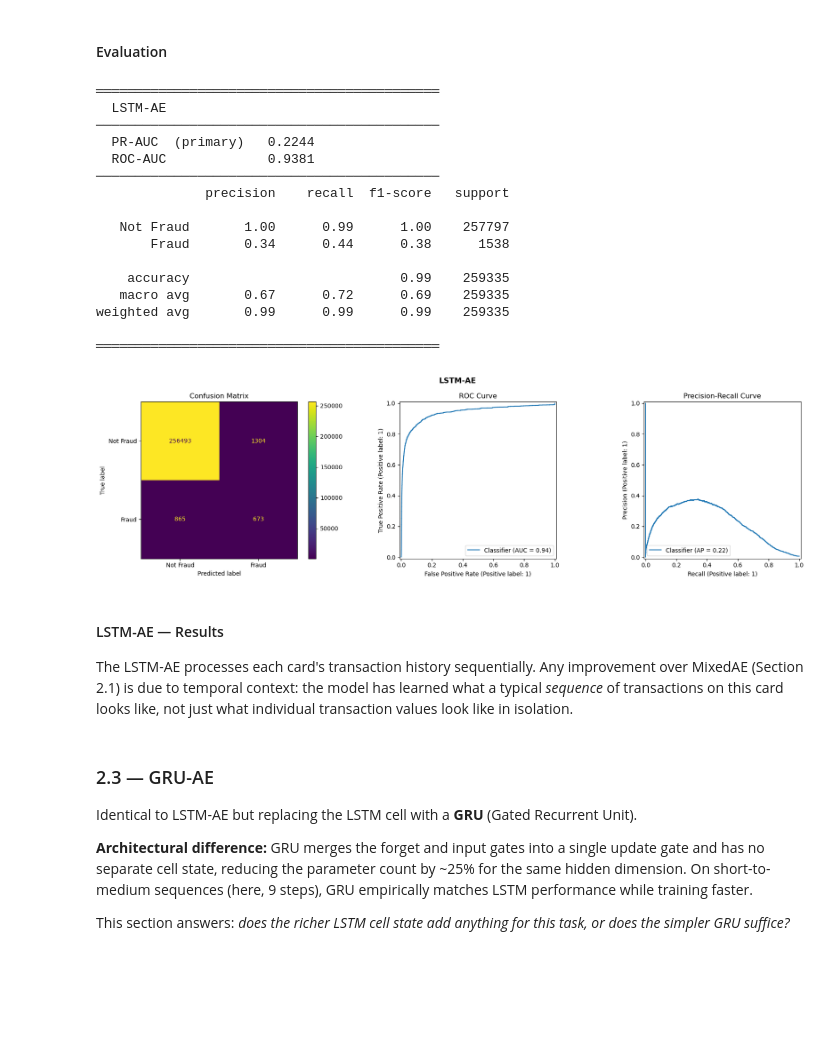
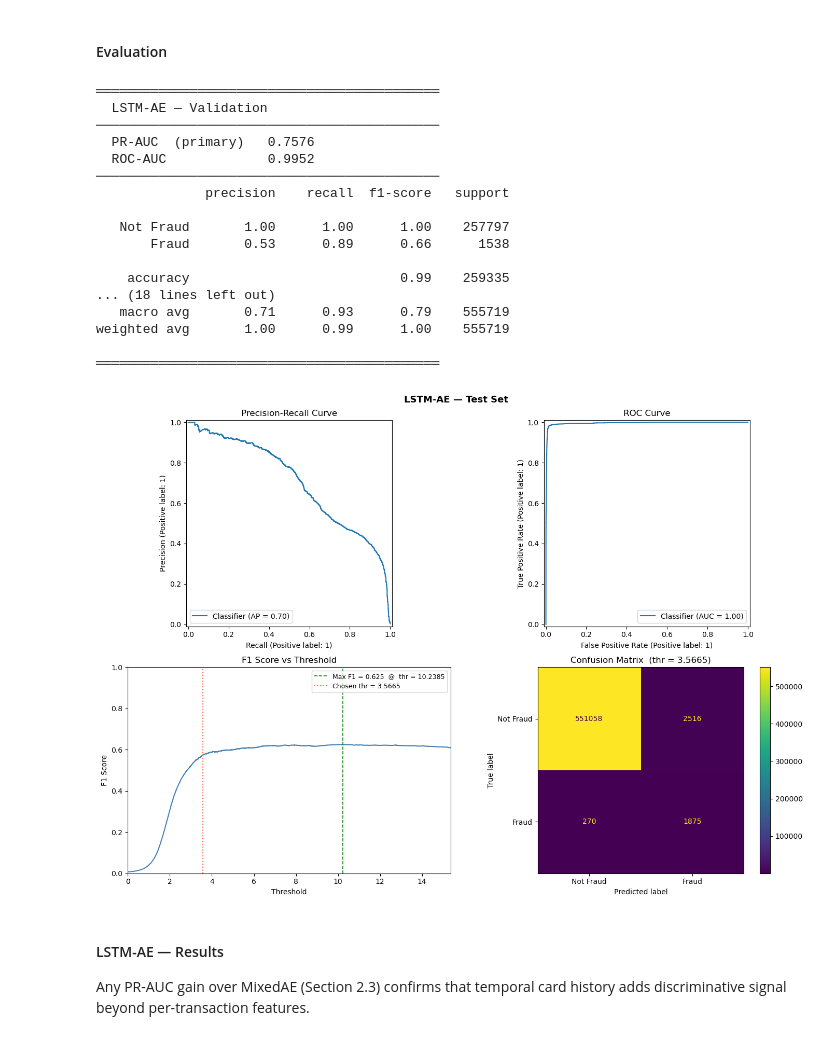
Before and after one commit to giorgiozoccatelli/Fraud-Detection, a Jupyter notebook: creditfraud.ipynb, the cells around one changed output. Drawn from its saved outputs; the diff is of its cells as text; code cells hidden in the pictures; blank space fills up the shorter version.

```diff
--- a/creditfraud.ipynb
+++ b/creditfraud.ipynb
@@ -1025,7 +1255,7 @@ Mixed-input encoder-decoder: category embedding (dim 4) + 10 scaled numerical fe
 CONT_WEIGHT_AE = 0.75
 
 class MixedAE(nn.Module):
-    def __init__(self, n_num, vocab_sizes, emb_dims, cat_cols, latent_dim=12, hidden_dim=64):
+    def __init__(self, n_num, vocab_sizes, emb_dims, cat_cols, latent_dim=4, hidden_dim=64):
         super().__init__()
         self.cat_cols   = cat_cols
         self.embeddings = nn.ModuleList([
@@ -1180,31 +1450,14 @@ Using NLL rather than MSE allows the decoder to output per-feature uncertainty (
 # %%
-def mixed_nll_loss(x_num, x_cat, mu, log_sigma, cat_logits, cont_weight):
-    """Gaussian NLL (continuous) + cross-entropy (categorical), weighted sum."""
-    sigma    = log_sigma.exp()
-    nll_cont = (log_sigma + 0.5 * ((x_num - mu) / sigma) ** 2).sum(dim=1).mean()
-    nll_cat  = torch.stack([
-        F.cross_entropy(cat_logits[j], x_cat[:, j], reduction='none')
-        for j in range(x_cat.shape[1])
-    ], dim=1).sum(dim=1).mean()
-    return cont_weight * nll_cont + (1 - cont_weight) * nll_cat
-
-
-def score_seq_ae(model, seq_num_t, seq_cat_t, cont_weight, batch_size=2048):
-    """Generic scoring for deterministic sequential models (LSTM-AE, GRU-AE, Transformer-AE)."""
+def score_seq_ae(model, seq_num_t, seq_cat_t, batch_size=2048):
+    """MSE prediction error — symmetric with MixedAE scoring."""
     model.eval()
     scores = []
     with torch.no_grad():
         for i in range(0, len(seq_num_t), batch_size):
-            sn, sc  = seq_num_t[i:i + batch_size], seq_cat_t[i:i + batch_size]
-            xn_last, xc_last = sn[:, -1, :], sc[:, -1, :]
-            mu, log_sigma, cat_logits = model(sn, sc)
-            sigma  = log_sigma.exp()
-            s_cont = (log_sigma + 0.5 * ((xn_last - mu) / sigma) ** 2).sum(dim=1)
-            s_cat  = torch.stack([
-                F.cross_entropy(cat_logits[j], xc_last[:, j], reduction='none')
-                for j in range(xc_last.shape[1])
-            ], dim=1).sum(dim=1)
-            scores.append((cont_weight * s_cont + (1 - cont_weight) * s_cat).cpu())
+            sn, sc = seq_num_t[i:i+batch_size], seq_cat_t[i:i+batch_size]
+            xn_last = sn[:, -1, :]
+            mu, _ = model(sn, sc)
+            scores.append(((xn_last - mu) ** 2).mean(dim=1).cpu())
     return torch.cat(scores).numpy()
 
 
@@ -1219,7 +1472,7 @@ class LSTMAE(nn.Module):
         input_dim = n_num + sum(emb_dims[col] for col in cat_cols)
         self.lstm      = nn.LSTM(input_dim, hidden_dim, batch_first=True)
         self.decoder   = nn.Sequential(nn.Linear(hidden_dim, hidden_dim), nn.ReLU())
-        self.cont_head = nn.Linear(hidden_dim, n_num * 2)
+        self.cont_head = nn.Linear(hidden_dim, n_num)
         self.cat_heads = nn.ModuleList([
             nn.Linear(hidden_dim, vocab_sizes[col]) for col in cat_cols
         ])
@@ -1230,8 +1483,7 @@ class LSTMAE(nn.Module):
         _, (h, _) = self.lstm(x[:, :-1, :])   # read history, exclude current tx
         h    = h.squeeze(0)
         hd   = self.decoder(h)
-        cont = self.cont_head(hd)
-        return cont[:, :self.n_num], cont[:, self.n_num:].clamp(-5, 2), [head(hd) for head in self.cat_heads]
+        return self.cont_head(hd), [head(hd) for head in self.cat_heads]
 # %% [markdown]
 #### Training
 
@@ -1272,38 +1524,33 @@ Epoch 60/60 — loss: -0.9454
 # %% [markdown]
 #### Evaluation
 # %%
-scores_lstm_ae_tr  = score_seq_ae(model_lstm_ae, seq_num_tr_t,  seq_cat_tr_t,  CONT_WEIGHT_SEQ)
-scores_lstm_ae_val = score_seq_ae(model_lstm_ae, seq_num_val_t, seq_cat_val_t, CONT_WEIGHT_SEQ)
+scores_lstm_ae_tr   = score_seq_ae(model_lstm_ae, seq_num_tr_t,   seq_cat_tr_t)
+scores_lstm_ae_val  = score_seq_ae(model_lstm_ae, seq_num_val_t,  seq_cat_val_t)
+scores_lstm_ae_test = score_seq_ae(model_lstm_ae, seq_num_test_t, seq_cat_test_t)
 
 thr_lstm_ae = threshold_from_normal_scores(scores_lstm_ae_tr, percentile=99.5)
-evaluate_model(y_val_ae.values, scores_lstm_ae_val, "LSTM-AE", threshold=thr_lstm_ae)
+evaluate_model(y_val_ae.values, scores_lstm_ae_val,  "LSTM-AE — Validation", threshold=thr_lstm_ae, plot=False)
+evaluate_model(y_test_np,       scores_lstm_ae_test, "LSTM-AE — Test Set",   threshold=thr_lstm_ae)
 # %% [output]
 ════════════════════════════════════════════
-  LSTM-AE
+  LSTM-AE — Validation
 ────────────────────────────────────────────
-  PR-AUC  (primary)   0.2244
-  ROC-AUC             0.9381
+  PR-AUC  (primary)   0.7576
+  ROC-AUC             0.9952
 ────────────────────────────────────────────
               precision    recall  f1-score   support
 
-   Not Fraud       1.00      0.99      1.00    257797
-       Fraud       0.34      0.44      0.38      1538
+   Not Fraud       1.00      1.00      1.00    257797
+       Fraud       0.53      0.89      0.66      1538
 
     accuracy                           0.99    259335
-   macro avg       0.67      0.72      0.69    259335
-weighted avg       0.99      0.99      0.99    259335
+... (18 lines left out)
+   macro avg       0.71      0.93      0.79    555719
+weighted avg       1.00      0.99      1.00    555719
 
 ════════════════════════════════════════════
-[figure, old version]
+[figure, new version]
 # %% [markdown]
 #### LSTM-AE — Results
 
-The LSTM-AE processes each card's transaction history sequentially. Any improvement over MixedAE (Section 2.1) is due to temporal context: the model has learned what a typical *sequence* of transactions on this card looks like, not just what individual transaction values look like in isolation.
+Any PR-AUC gain over MixedAE (Section 2.3) confirms that temporal card history adds discriminative signal beyond per-transaction features.
-# %% [markdown]
-### 2.3 — GRU-AE
-
-Identical to LSTM-AE but replacing the LSTM cell with a **GRU** (Gated Recurrent Unit).
-
-**Architectural difference:** GRU merges the forget and input gates into a single update gate and has no separate cell state, reducing the parameter count by ~25% for the same hidden dimension. On short-to-medium sequences (here, 9 steps), GRU empirically matches LSTM performance while training faster.
-
-This section answers: *does the richer LSTM cell state add anything for this task, or does the simpler GRU suffice?*
```
Also changed, not shown: parts of 111 cells of this notebook.
